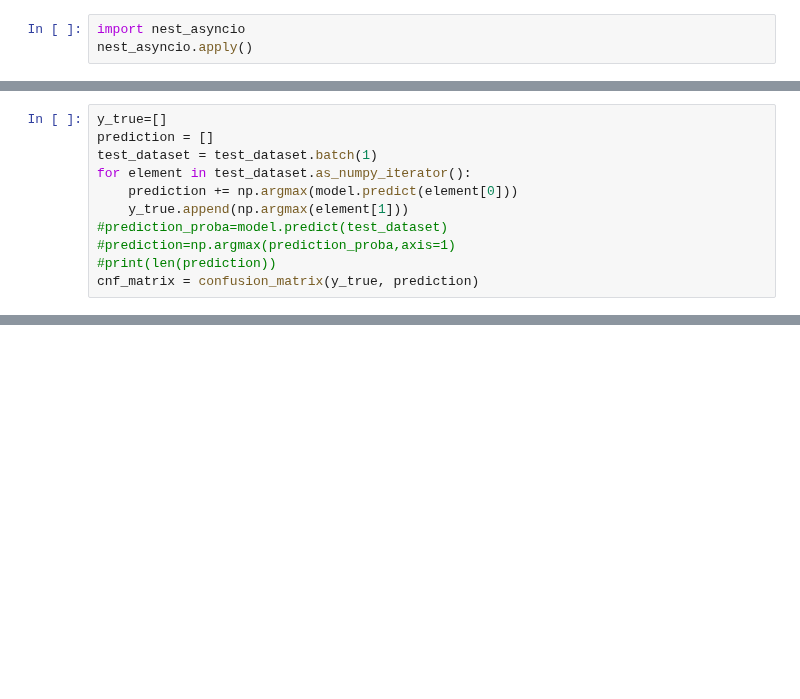
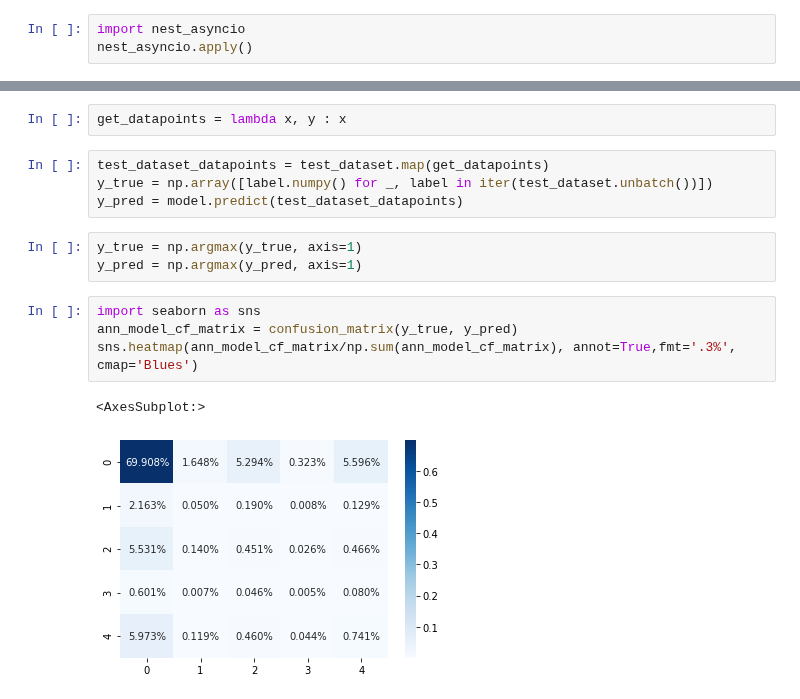
Before and after one commit to dilawarm/federated, a Jupyter notebook: notebooks/ModelAnalysis.ipynb, the cells around one changed output, grey strips where cells are left out. Cells and saved outputs as stored; diff of their text form; blank space fills up the shorter version.

```diff
--- a/notebooks/ModelAnalysis.ipynb
+++ b/notebooks/ModelAnalysis.ipynb
@@ -42,11 +23,0 @@ for element in test_dataset.as_numpy_iterator():
-# %%
-y_true=[]
-prediction = []
-test_dataset = test_dataset.batch(1)
-for element in test_dataset.as_numpy_iterator():
-    prediction += np.argmax(model.predict(element[0]))
-    y_true.append(np.argmax(element[1]))
-#prediction_proba=model.predict(test_dataset)
-#prediction=np.argmax(prediction_proba,axis=1)
-#print(len(prediction))
-cnf_matrix = confusion_matrix(y_true, prediction)
@@ -59,0 +24,16 @@ ValueError: in user code:
+# %%
+get_datapoints = lambda x, y : x
+# %%
+test_dataset_datapoints = test_dataset.map(get_datapoints)
+y_true = np.array([label.numpy() for _, label in iter(test_dataset.unbatch())])
+y_pred = model.predict(test_dataset_datapoints)
+# %%
+y_true = np.argmax(y_true, axis=1)
+y_pred = np.argmax(y_pred, axis=1)
+# %%
+import seaborn as sns
+ann_model_cf_matrix = confusion_matrix(y_true, y_pred)
+sns.heatmap(ann_model_cf_matrix/np.sum(ann_model_cf_matrix), annot=True,fmt='.3%', cmap='Blues')
+# %% [output]
+<AxesSubplot:>
+[figure, added]
```
Also changed, not shown: parts of 6 cells of this notebook, 3 other files.
